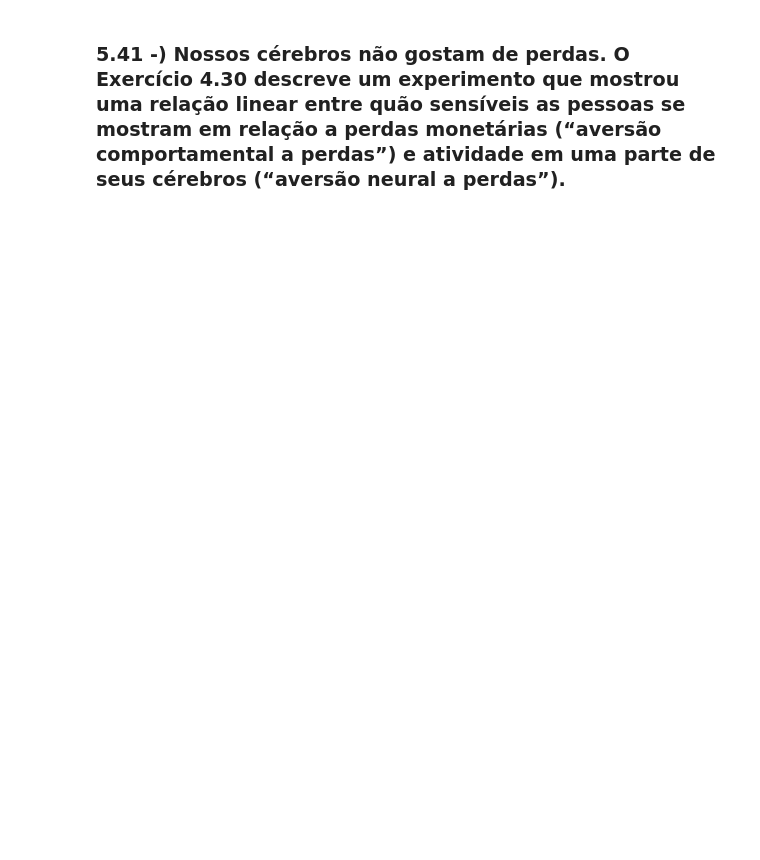
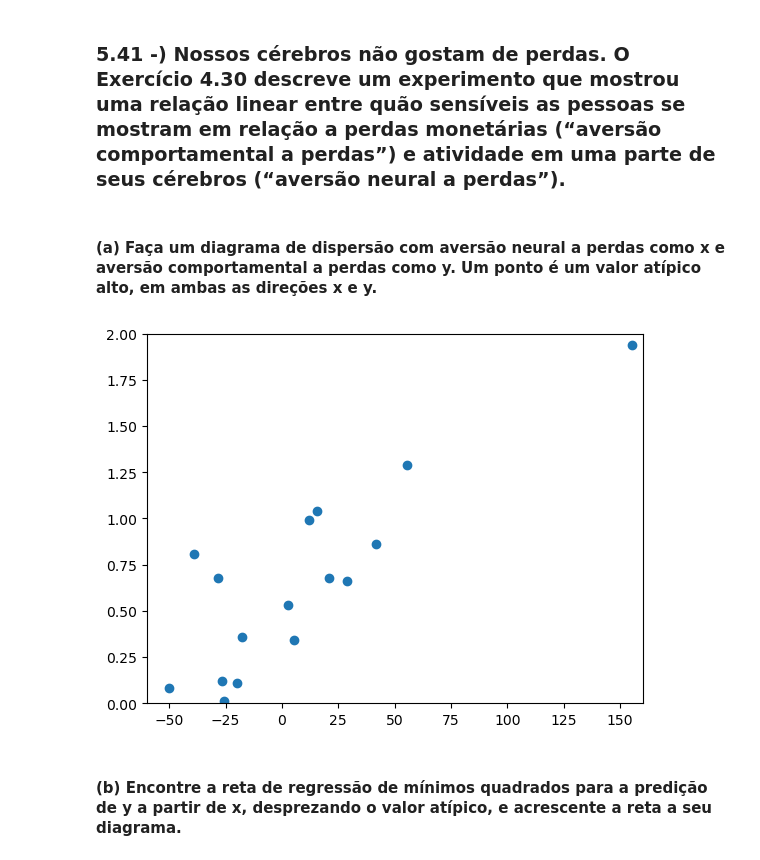
Before and after one commit to PineMi/University-projects, a Jupyter notebook: DataAnalysis_28_03_2024/Lista1_analise_de_dados.ipynb, the cells around one changed output. Cells and saved outputs as stored; diff of their text form; code cells hidden in the pictures; blank space fills up the shorter version.

```diff
--- a/DataAnalysis_28_03_2024/Lista1_analise_de_dados.ipynb
+++ b/DataAnalysis_28_03_2024/Lista1_analise_de_dados.ipynb
@@ -228,2 +339,18 @@ Não esperamos muita precisão desta predição, pois a correlação entre os da
 # %% [markdown]
 ### 5.41 -) Nossos cérebros não gostam de perdas. O Exercício 4.30 descreve um experimento que mostrou uma relação linear entre quão sensíveis as pessoas se mostram em relação a perdas monetárias (“aversão comportamental a perdas”) e atividade em uma parte de seus cérebros (“aversão neural a perdas”).
+# %% [markdown]
+#### (a) Faça um diagrama de dispersão com aversão neural a perdas como x e aversão comportamental a perdas como y. Um ponto é um valor atípico alto, em ambas as direções x e y.
+# %%
+dados = [-50.0, 0.08, -39.1, 0.81, -25.9, 0.01, -26.7, 0.12, -28.6, 0.68, -19.8, 0.11, -17.6, 0.36, 5.5, 0.34, 2.6, 0.53, 20.7, 0.68, 12.1, 0.99, 15.5, 1.04, 28.8, 0.66, 41.7, 0.86, 55.3, 1.29, 155.2, 1.94]
+# %%
+neur = [i for i in dados[::2]]
+comp = [i for i in dados[1::2]]
+# %%
+plt.scatter(neur,comp)
+plt.xlim(-60,160)
+plt.ylim(0,2)
+plt.show()
+# %% [output]
+[figure, added]
+# %% [markdown]
+#### (b) Encontre a reta de regressão de mínimos quadrados para a predição de y a partir de x, desprezando o valor atípico, e acrescente a reta a seu diagrama.
```
Also changed, not shown: parts of 32 cells of this notebook.
